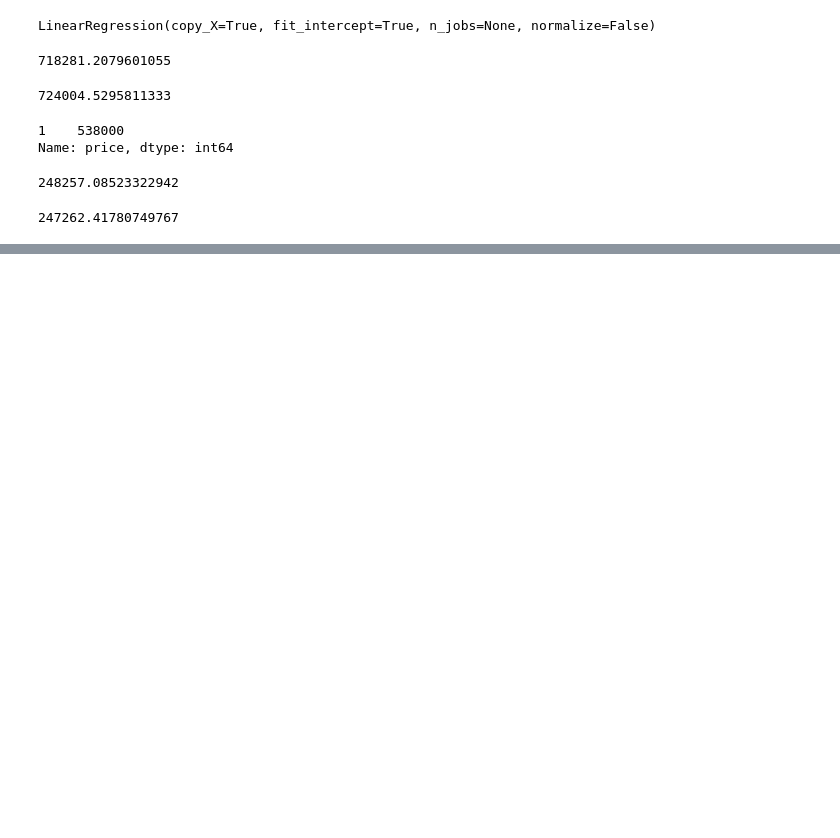
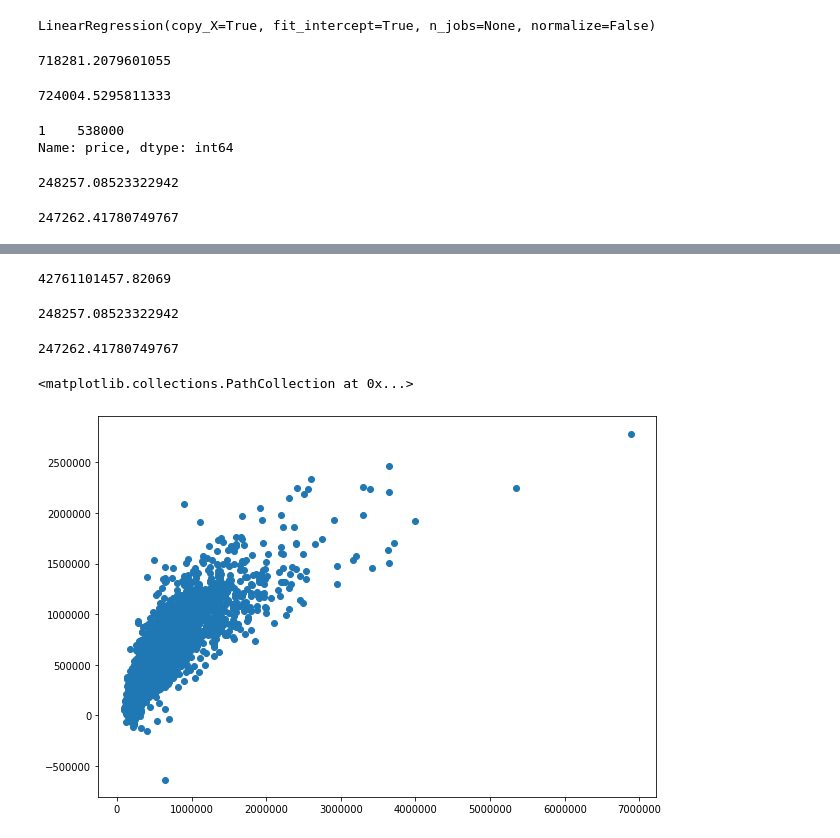
Before and after one commit to bebo09/LinearRegression, a Jupyter notebook: Liner Regression - A Case Study Approach.ipynb, the cells around one changed output, grey strips where cells are left out. Cells and saved outputs as stored; diff of their text form; code cells hidden in the pictures; blank space fills up the shorter version.

Commit message:
3rd model built using 12 features
3rd model built using 12 features + RMSE + plot

```diff
--- a/Liner Regression - A Case Study Approach.ipynb
+++ b/Liner Regression - A Case Study Approach.ipynb
@@ -291,0 +317,6 @@ RMSE     # You always want the lower RMSE value, because it predicts better. RMS
+# %%
+model3 = LinearRegression()
+# %%
+X_train, X_test, y_train, y_test = train_test_split(X,y, test_size=0.3, random_state=7)
+# %%
+model3.fit(X_train, y_train)
@@ -291,0 +325,2 @@ RMSE     # You always want the lower RMSE value, because it predicts better. RMS
+# %%
+prediction3 = model3.predict(X_test)
@@ -291,0 +340,18 @@ RMSE     # You always want the lower RMSE value, because it predicts better. RMS
+# %%
+RMSE3
+# %% [output]
+42761101457.82069
+# %%
+RMSE2
+# %% [output]
+248257.08523322942
+# %%
+RMSE
+# %% [output]
+247262.41780749767
+# %%
+plt.figure(figsize=(10,7))
+plt.scatter(y_test, prediction3)
+# %% [output]
+<matplotlib.collections.PathCollection at 0x...>
+[figure, added]
```
Also changed, not shown: parts of 8 cells of this notebook.
